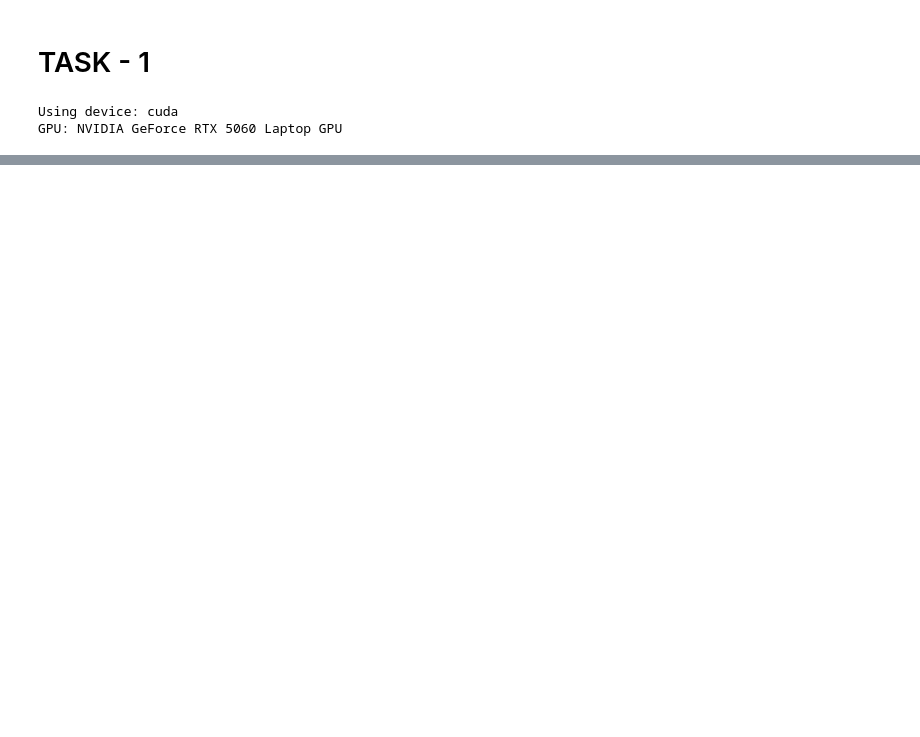
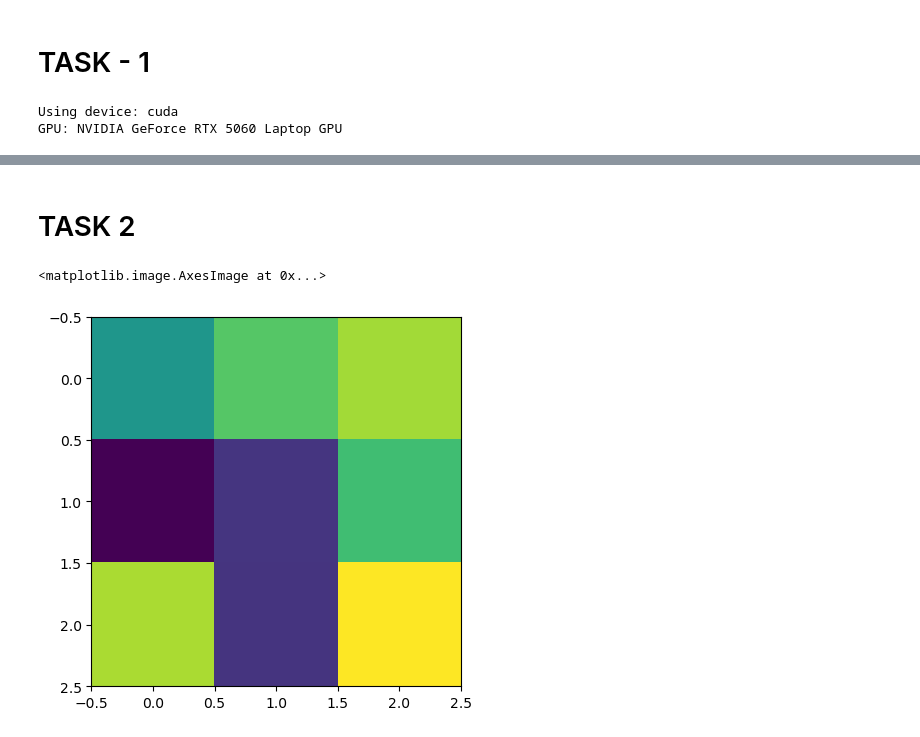
Before and after one commit to Harith-Y/PreCog-CV-Task, a Jupyter notebook: CV-Task1.ipynb, the cells around one changed output, grey strips where cells are left out. Saved outputs shown, nothing was run; the diff lists cells and outputs as text; code cells hidden in the pictures; blank space fills up the shorter version.

Commit message:
Complete Task 2

```diff
--- a/CV-Task1.ipynb
+++ b/CV-Task1.ipynb
@@ -717,0 +711,9 @@ Confidence: 0.8363
+# %% [markdown]
+# TASK 2
+# %%
+# The raw learned weights (kernel) of a specific filter in `conv1`
+weight = model.conv1.weight.data.cpu().numpy()
+plt.imshow(weight[0, 1])
+# %% [output]
+<matplotlib.image.AxesImage at 0x...>
+[figure, added]
```
Also changed, not shown: parts of 21 cells of this notebook.
